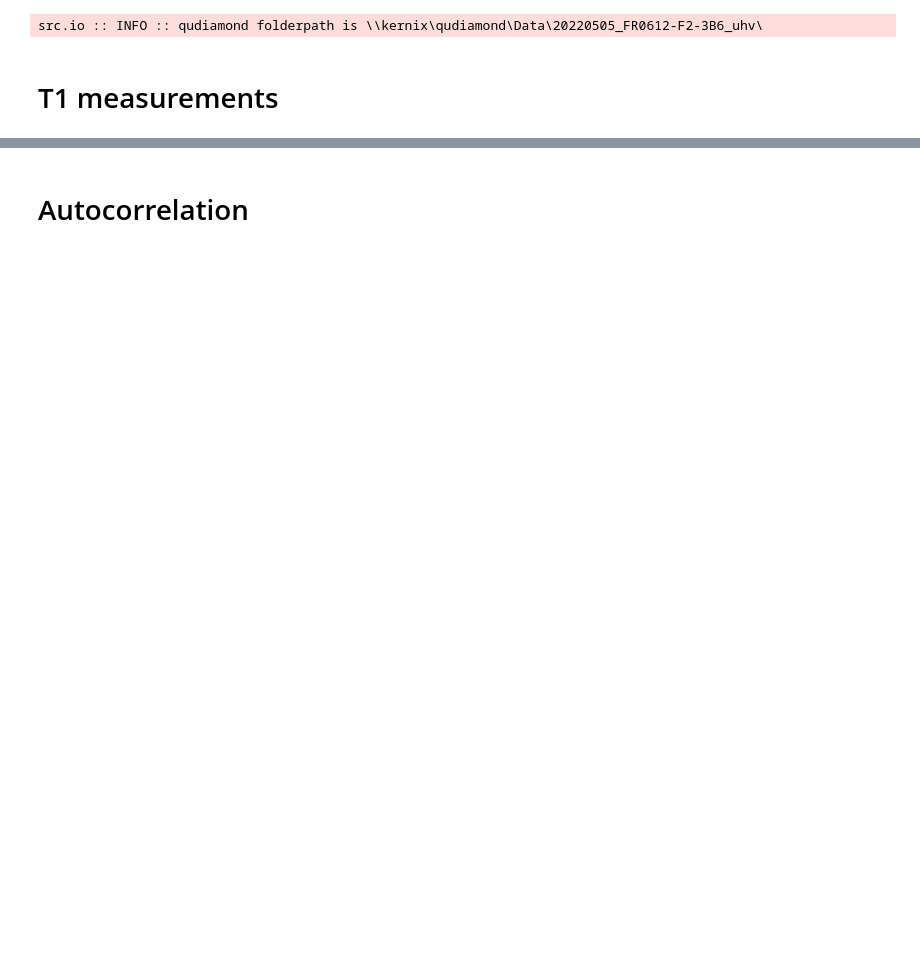
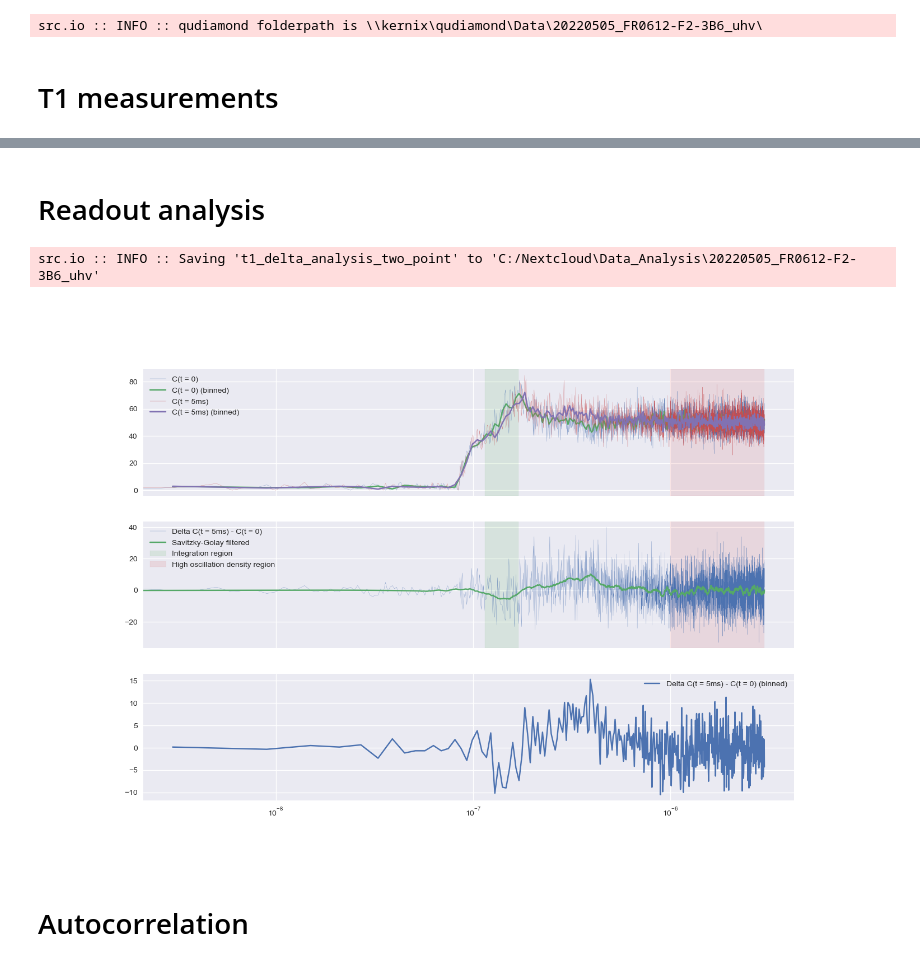
Before and after one commit to dineshpinto/qudi-hira-analysis, a Jupyter notebook: notebooks/20220505_FR0612-F2-3B6_uhv.ipynb, the cells around one changed output, grey strips where cells are left out. Cells and saved outputs as stored; diff of their text form; code cells hidden in the pictures; blank space fills up the shorter version.

Commit message:
Added updated photon trace data

```diff
--- a/notebooks/20220505_FR0612-F2-3B6_uhv.ipynb
+++ b/notebooks/20220505_FR0612-F2-3B6_uhv.ipynb
@@ -67,8 +83,12 @@ t1_meas.laser_pulses.get_data()
+# %% [markdown]
+# Readout analysis
 # %%
 from scipy.stats import binned_statistic
 from scipy.signal import savgol_filter
 # %%
 %matplotlib widget
+
+t1_meas = t1['20220519-0922-36']
 
 fig, (ax, ax1, ax2) = plt.subplots(nrows=3, sharex=True, figsize=(15, 10))
 
@@ -77,44 +97,47 @@ signal_end = 400e-9
 
 norm_start = 2000e-9
 norm_end = 3000e-9
 
-y = t1_meas.laser_pulses.data
+y = t1_meas.laser_pulses.get_data()
 x = np.arange(0, y.shape[1])  * 1e-9
 
 bins = 500
 shift = x[-1] / bins * 0.5
 
 idx = 0
 ax.plot(x, y[idx], linewidth=0.2, label="C(t = 0)")
 bin_means0, bin_edges0, binnumber0 = binned_statistic(x, y[idx], statistic='mean', bins=bins)
 ax.plot(bin_edges0[1:] - shift, bin_means0, label="C(t = 0) (binned)")
 
-
 idx = -1
-ax.plot(x, y[-1], linewidth=0.2, label="C(t = 1ms)")
+ax.plot(x, y[-1], linewidth=0.2, label="C(t = 5ms)")
 bin_means1, bin_edges1, binnumber1 = binned_statistic(x, y[idx], statistic='mean', bins=bins)
-ax.plot(bin_edges1[1:] - shift, bin_means1, label="C(t = 1ms) (binned)")
-
+ax.plot(bin_edges1[1:] - shift, bin_means1, label="C(t = 5ms) (binned)")
 
 # ax.axvspan(signal_start, signal_end, alpha=0.2, color="tab:green")
 # ax.axvspan(norm_start, norm_end, alpha=0.2, color="tab:red")
 ax.set_xscale("log")
 ax.legend()
 
-
-
 y_delta = y[-1] - y[0]
 xyhat = savgol_filter(y_delta, 101, 3) # window size 51, polynomial order 3
-ax1.plot(x, y_delta, label="Delta C(t = 1ms) - C(t = 0)", linewidth=0.2)
+ax1.plot(x, y_delta, label="Delta C(t = 5ms) - C(t = 0)", linewidth=0.2)
 ax1.plot(x, xyhat, label="Savitzky-Golay filtered")
-ax1.axvspan(115e-9, 170e-9, alpha=0.1, color="tab:green")
+ax1.axvspan(115e-9, 170e-9, alpha=0.1, color="tab:green", label="Integration region")
+ax1.axvspan(1000e-9, 3000e-9, alpha=0.1, color="tab:red", label="High oscillation density region")
+ax.axvspan(115e-9, 170e-9, alpha=0.1, color="tab:green", label="Integration region")
+ax.axvspan(1000e-9, 3000e-9, alpha=0.1, color="tab:red", label="High oscillation density region")
+
 ax1.legend()
 
 
-ax2.plot(bin_edges0[1:] - shift, bin_means1 - bin_means0, label="Delta C(t = 1ms) - C(t = 0) (binned)")
+ax2.plot(bin_edges0[1:] - shift, bin_means1 - bin_means0, label="Delta C(t = 5ms) - C(t = 0) (binned)")
 ax2.legend()
 
-# sio.save_figures("t1_delta_analysis", FIGURE_FOLDERPATH)
+sio.save_figures("t1_delta_analysis_two_point", FIGURE_FOLDERPATH)
+# %% [output]
+src.io :: INFO :: Saving 't1_delta_analysis_two_point' to 'C:/Nextcloud\Data_Analysis\20220505_FR0612-F2-3B6_uhv'
+[figure, added]
 # %%
 %matplotlib widget
 
```
Also changed, not shown: parts of 7 cells of this notebook.
